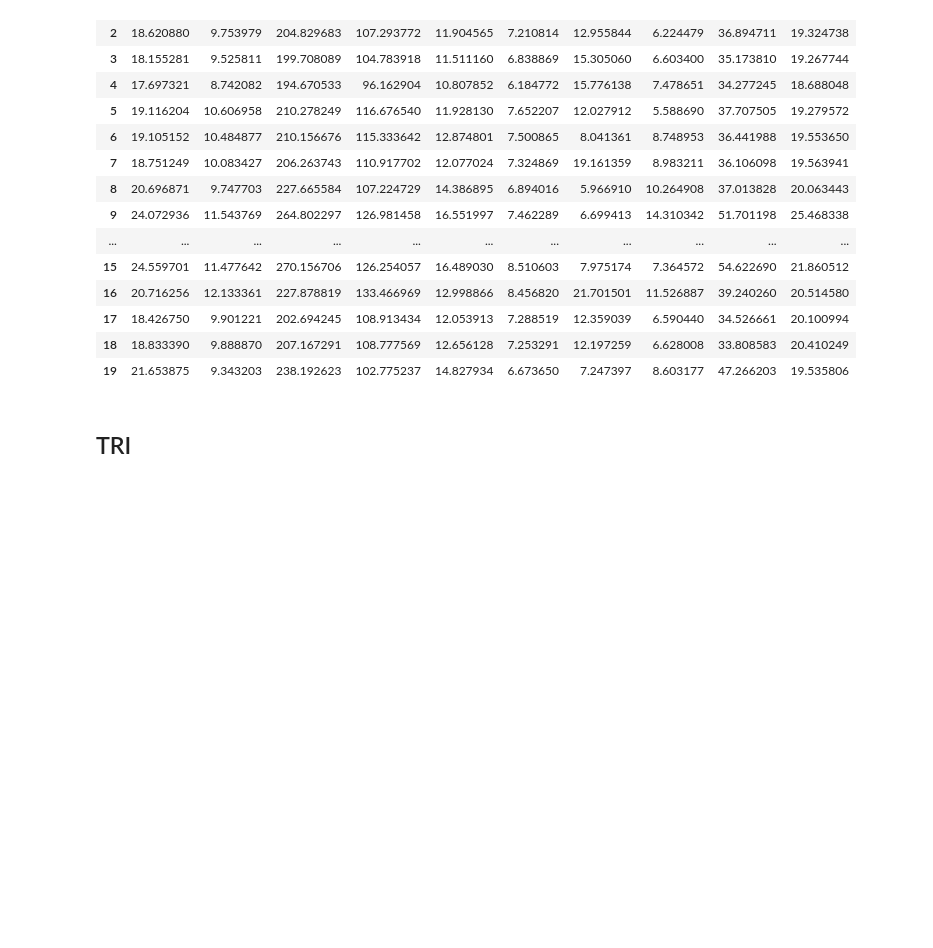
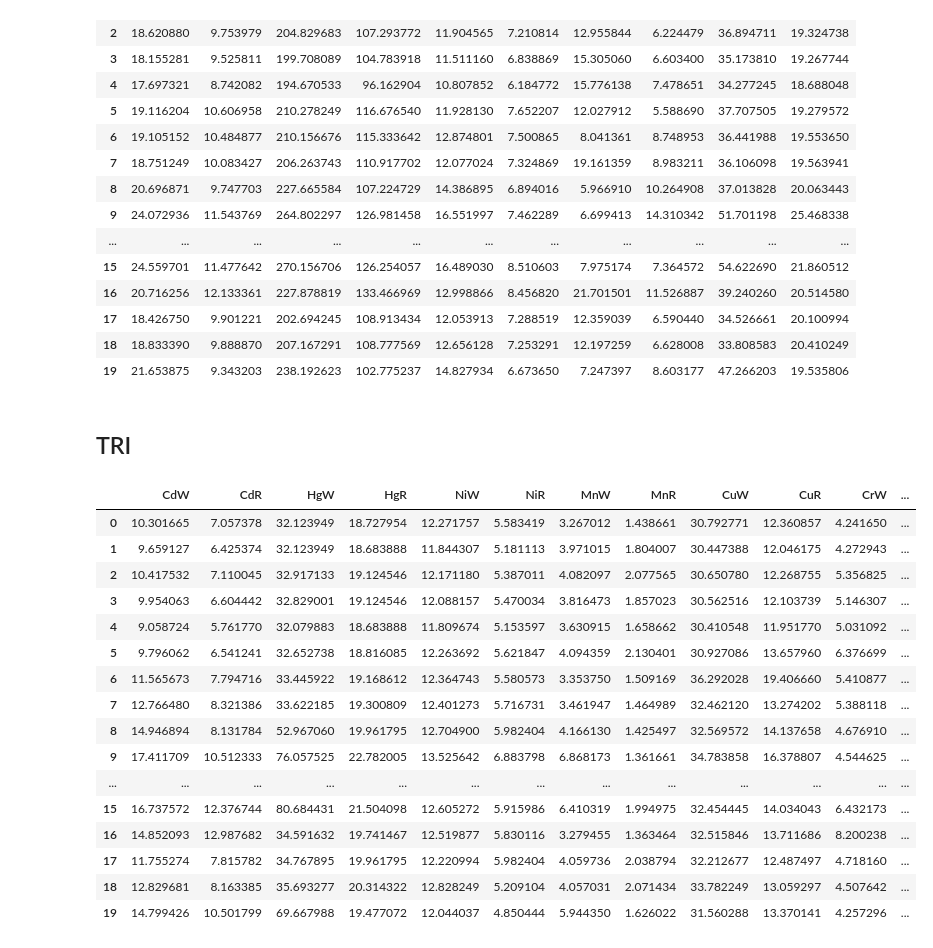
Before and after one commit to rakibhhridoy/OnGoingStudy, a Jupyter notebook: MPhil/Pollution Indices.ipynb, the cells around one changed output. Drawn from its saved outputs; the diff is of its cells as text; code cells hidden in the pictures; blank space fills up the shorter version.

```diff
--- a/MPhil/Pollution Indices.ipynb
+++ b/MPhil/Pollution Indices.ipynb
@@ -1294,0 +1495,41 @@ indices1.to_csv("data/mCD_mPLI_mPI_PLI.csv")
+# %%
+tri = pd.DataFrame(data={
+    "CdW": triW.Cd,
+    "CdR": triR.Cd,
+#    "FeW": triW.Fe,
+#    "FeR": triR.Fe,
+    "HgW": triW.Hg,
+    "HgR": triR.Hg,
+    "NiW": triW.Ni,
+    "NiR": triR.Ni,
+    "MnW": triW.Mn,
+    "MnR": triR.Mn,
+    "CuW": triW.Cu,
+    "CuR": triR.Cu,
+    "CrW": triW.Cr,
+    "CrR": triR.Cr,
+    "PbW": triW.Pb,
+    "PbR": triR.Pb,
+    "AsW": triW.As,
+    "AsR": triR.As
+})
+
+tri
+# %% [output]
+|  | CdW | CdR | HgW | HgR | NiW | NiR | MnW | MnR | CuW | CuR | CrW | ... |
+| 0 | 10.301665 | 7.057378 | 32.123949 | 18.727954 | 12.271757 | 5.583419 | 3.267012 | 1.438661 | 30.792771 | 12.360857 | 4.241650 | ... |
+| 1 | 9.659127 | 6.425374 | 32.123949 | 18.683888 | 11.844307 | 5.181113 | 3.971015 | 1.804007 | 30.447388 | 12.046175 | 4.272943 | ... |
+| 2 | 10.417532 | 7.110045 | 32.917133 | 19.124546 | 12.171180 | 5.387011 | 4.082097 | 2.077565 | 30.650780 | 12.268755 | 5.356825 | ... |
+| 3 | 9.954063 | 6.604442 | 32.829001 | 19.124546 | 12.088157 | 5.470034 | 3.816473 | 1.857023 | 30.562516 | 12.103739 | 5.146307 | ... |
+| 4 | 9.058724 | 5.761770 | 32.079883 | 18.683888 | 11.809674 | 5.153597 | 3.630915 | 1.658662 | 30.410548 | 11.951770 | 5.031092 | ... |
+| 5 | 9.796062 | 6.541241 | 32.652738 | 18.816085 | 12.263692 | 5.621847 | 4.094359 | 2.130401 | 30.927086 | 13.657960 | 6.376699 | ... |
+| 6 | 11.565673 | 7.794716 | 33.445922 | 19.168612 | 12.364743 | 5.580573 | 3.353750 | 1.509169 | 36.292028 | 19.406660 | 5.410877 | ... |
+| 7 | 12.766480 | 8.321386 | 33.622185 | 19.300809 | 12.401273 | 5.716731 | 3.461947 | 1.464989 | 32.462120 | 13.274202 | 5.388118 | ... |
+| 8 | 14.946894 | 8.131784 | 52.967060 | 19.961795 | 12.704900 | 5.982404 | 4.166130 | 1.425497 | 32.569572 | 14.137658 | 4.676910 | ... |
+| 9 | 17.411709 | 10.512333 | 76.057525 | 22.782005 | 13.525642 | 6.883798 | 6.868173 | 1.361661 | 34.783858 | 16.378807 | 4.544625 | ... |
+| ... | ... | ... | ... | ... | ... | ... | ... | ... | ... | ... | ... | ... |
+| 15 | 16.737572 | 12.376744 | 80.684431 | 21.504098 | 12.605272 | 5.915986 | 6.410319 | 1.994975 | 32.454445 | 14.034043 | 6.432173 | ... |
+| 16 | 14.852093 | 12.987682 | 34.591632 | 19.741467 | 12.519877 | 5.830116 | 3.279455 | 1.363464 | 32.515846 | 13.711686 | 8.200238 | ... |
+| 17 | 11.755274 | 7.815782 | 34.767895 | 19.961795 | 12.220994 | 5.982404 | 4.059736 | 2.038794 | 32.212677 | 12.487497 | 4.718160 | ... |
+| 18 | 12.829681 | 8.163385 | 35.693277 | 20.314322 | 12.828249 | 5.209104 | 4.057031 | 2.071434 | 33.782249 | 13.059297 | 4.507642 | ... |
+| 19 | 14.799426 | 10.501799 | 69.667988 | 19.477072 | 12.044037 | 4.850444 | 5.944350 | 1.626022 | 31.560288 | 13.370141 | 4.257296 | ... |
```
Also changed, not shown: parts of 24 cells of this notebook, 1 other file.
